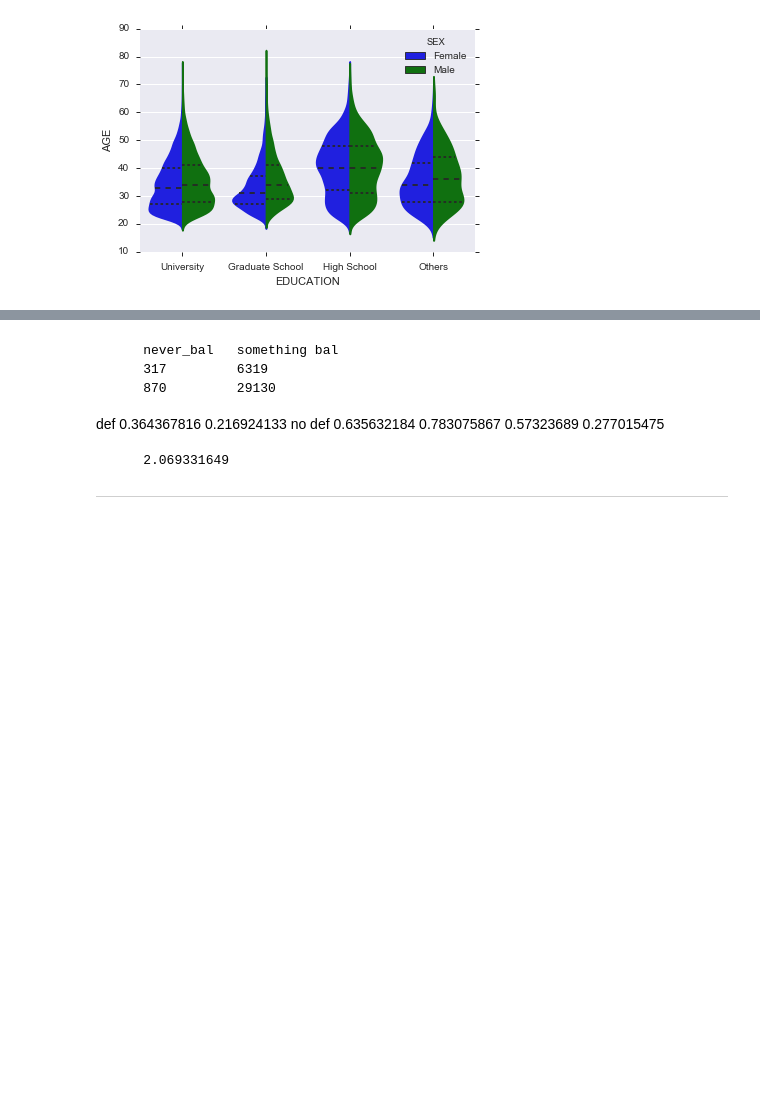
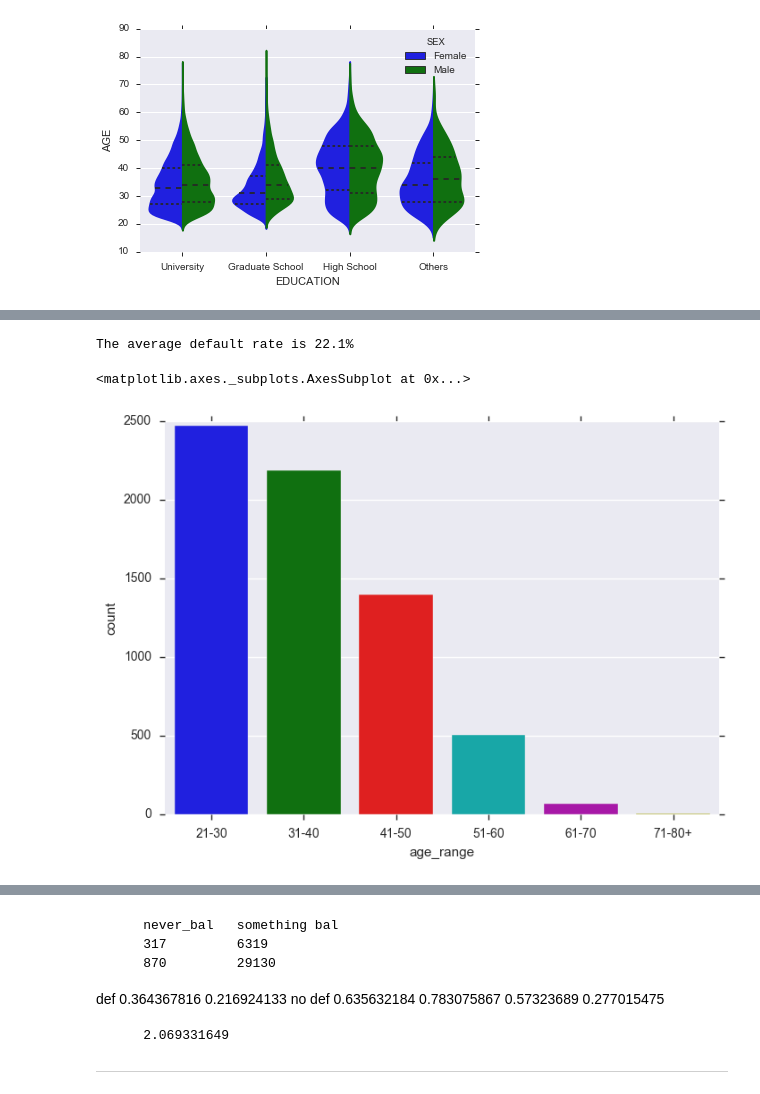
Before and after one commit to rlshuhart/MSDS7331_Project_1, a Jupyter notebook: MSDS7331_Project_1_Notebook.ipynb, the cells around one changed output, grey strips where cells are left out. Saved outputs shown, nothing was run; the diff lists cells and outputs as text; code cells hidden in the pictures; blank space fills up the shorter version.

```diff
--- a/MSDS7331_Project_1_Notebook.ipynb
+++ b/MSDS7331_Project_1_Notebook.ipynb
@@ -312,0 +321,5 @@ sns.violinplot(x=cc_data['EDUCATION'], y=cc_data['AGE'], hue=cc_data['SEX'], spl
+# %%
+avg_default_rate = cc_data['default payment next month'].sum()/cc_data['default payment next month'].count()*100
+print("The average default rate is %.1f%%" % avg_default_rate)
+# %% [output]
+The average default rate is 22.1%
@@ -313,2 +328,7 @@ sns.violinplot(x=cc_data['EDUCATION'], y=cc_data['AGE'], hue=cc_data['SEX'], spl
+# %%
+sns.countplot(cc_data[cc_data['default payment next month']==1]['age_range'])
+# %% [output]
+<matplotlib.axes._subplots.AxesSubplot at 0x...>
+[figure, added]
 # %% [markdown]
 - Distribution of Defaults
```
Also changed, not shown: parts of 45 cells of this notebook, 1 other file.
